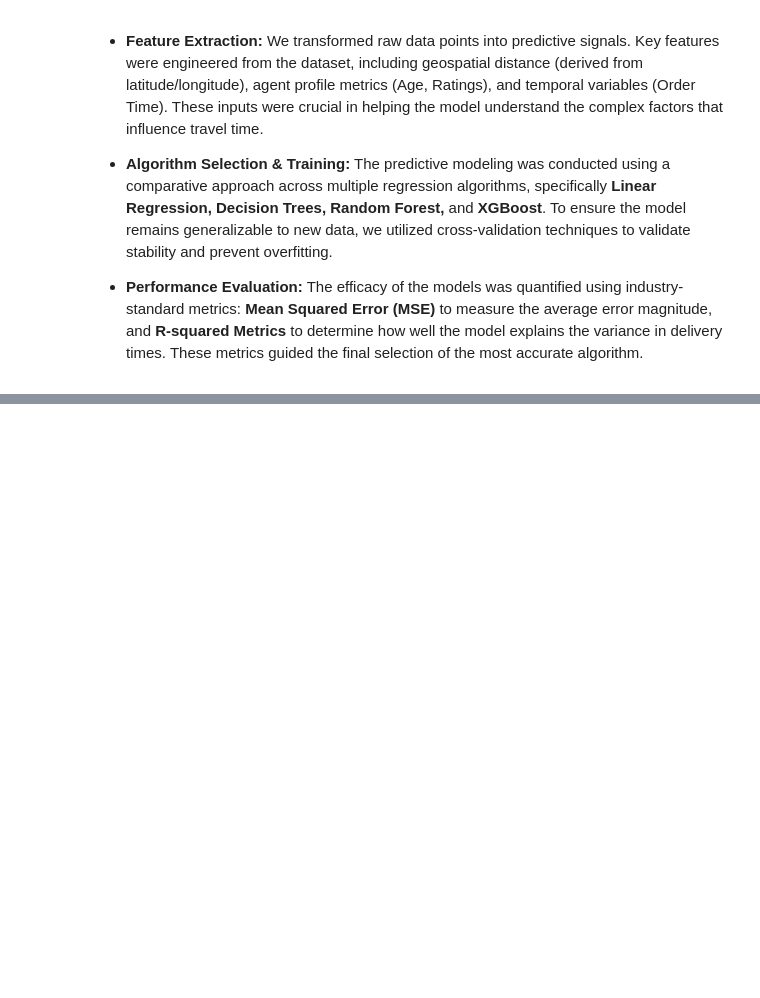
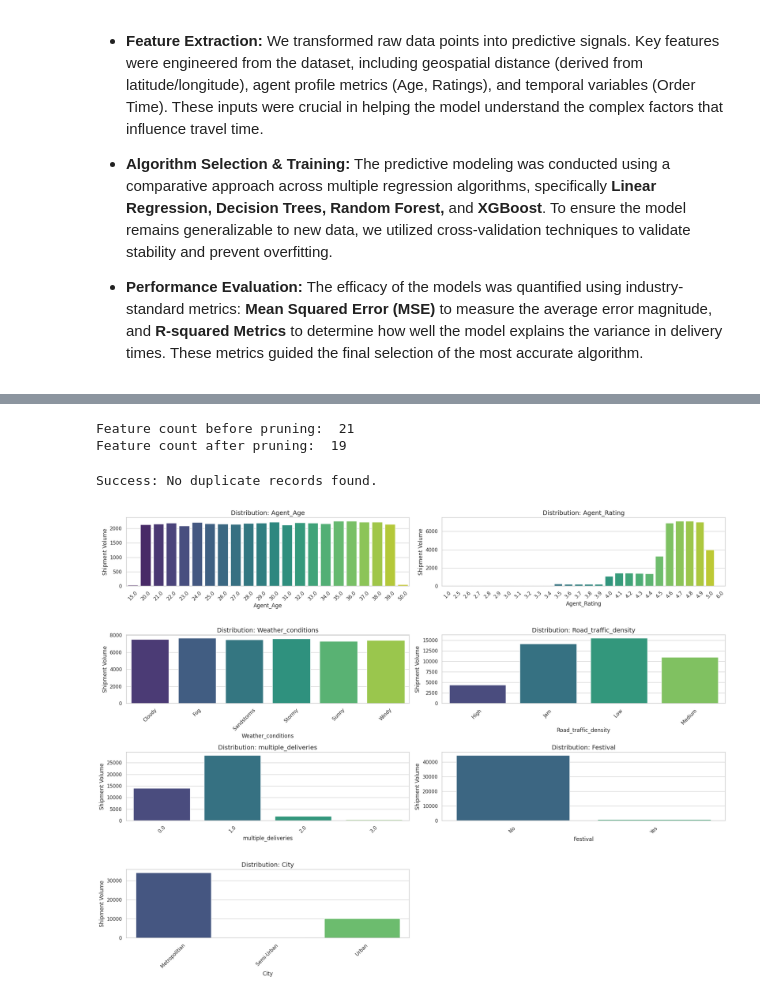
Before and after one commit to tasish/Urban-Logistics-Latency-Predictor, a Jupyter notebook: Urban_Logistics_Latency_Predictor.ipynb, the cells around one changed output, grey strips where cells are left out. Saved outputs shown, nothing was run; the diff lists cells and outputs as text; code cells hidden in the pictures; blank space fills up the shorter version.

```diff
--- a/Urban_Logistics_Latency_Predictor.ipynb
+++ b/Urban_Logistics_Latency_Predictor.ipynb
@@ -46,0 +179,8 @@ sns.set_theme(style="whitegrid")  # Sets a professional visual theme for all plo
+# %%
+# Standardize schema: updating column names for consistency
+def update_column_name(df):
+    # Renaming Weatherconditions to match standard snake_case format
+    df.rename(columns={'Weatherconditions': 'Weather_conditions'}, inplace=True)
+
+update_column_name(df_train)
+print(df_train.columns)
@@ -46,0 +221,32 @@ sns.set_theme(style="whitegrid")  # Sets a professional visual theme for all plo
+# %%
+# Feature Selection: Removing non-predictive identifiers
+def drop_columns(df):
+    # We drop 'ID' and 'Agent_ID' as they are unique identifiers and do not contribute to pattern recognition
+    df.drop(['ID', 'Agent_ID'], axis=1, inplace=True)
+
+print("Feature count before pruning: ", df_train.shape[1])
+drop_columns(df_train)
+print("Feature count after pruning: ", df_train.shape[1])
+# %% [output]
+Feature count before pruning:  21
+Feature count after pruning:  19
+# %%
+# Data Integrity Check: identifying duplicate entries
+if (len(df_train[df_train.duplicated()]) > 0):
+    print("Alert: Duplicate records found in dataset.")
+else:
+    print("Success: No duplicate records found.")
+# %% [output]
+Success: No duplicate records found.
+# %%
+# Data Type Conversion: Ensuring correct formats for analysis
+def update_datatype(df):
+    # Convert numerical strings to float for calculation
+    df["Agent_Age"] = df["Agent_Age"].astype("float64")
+    df["Agent_Rating"] = df["Agent_Rating"].astype("float64")
+    df["multiple_deliveries"] = df["multiple_deliveries"].astype("float64")
+
+    # Convert Date column to datetime object
+    df['Order_Date'] = pd.to_datetime(df['Order_Date'], format="%d-%m-%Y")
+
+update_datatype(df_train)
@@ -46,0 +260,31 @@ sns.set_theme(style="whitegrid")  # Sets a professional visual theme for all plo
+# %%
+# Visualization: Analyzing distribution of features with missing values
+# We examine these distributions to decide how to fill the missing data (e.g., Mean vs. Mode)
+
+cols = ['Agent_Age', 'Agent_Rating', 'Weather_conditions', 'Road_traffic_density', 'multiple_deliveries', 'Festival', 'City']
+num_plots = len(cols)
+num_rows = (num_plots // 2) + (num_plots % 2)
+
+fig, axes = plt.subplots(num_rows, 2, figsize=(20, 15))
+
+for i, column_name in enumerate(cols):
+    row = i // 2
+    col = i % 2
+
+    ax = axes[row, col]
+    # Using a professional color palette
+    sns.countplot(data=df_train, x=column_name, order=df_train[column_name].value_counts().sort_index().index, ax=ax, palette="viridis")
+
+    ax.set_xlabel(column_name, fontsize=12)
+    ax.set_ylabel('Shipment Volume', fontsize=12) # Renamed "No. of Orders" to "Shipment Volume"
+    ax.set_title(f'Distribution: {column_name}', fontsize=14)
+    ax.tick_params(axis='x', rotation=45)
+
+# Remove empty subplot if odd number of plots
+if num_plots % 2 != 0:
+    fig.delaxes(axes[-1, -1])
+
+plt.tight_layout()
+plt.show()
+# %% [output]
+[figure, added]
```
Also changed, not shown: parts of 26 cells of this notebook.
